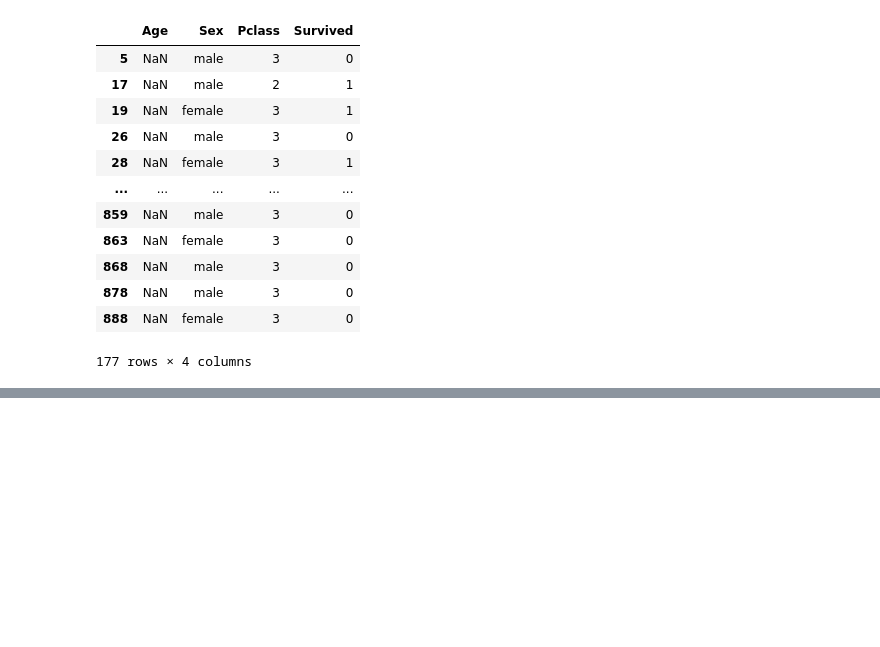
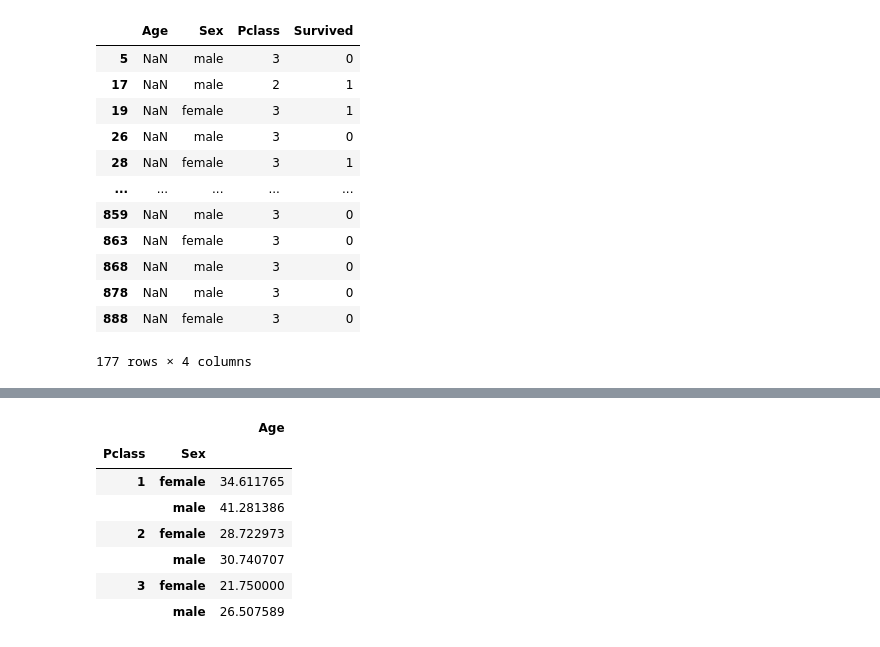
Before and after one commit to hosngholami/Learning, a Jupyter notebook: Pandas.ipynb, the cells around one changed output, grey strips where cells are left out. Saved outputs shown, nothing was run; the diff lists cells and outputs as text; code cells hidden in the pictures; blank space fills up the shorter version.

```diff
--- a/Pandas.ipynb
+++ b/Pandas.ipynb
@@ -201,0 +210,11 @@ data[data['Age'].isnull()][['Age', 'Sex', 'Pclass', 'Survived']]
+# %%
+data.groupby(['Pclass', 'Sex'])[['Age']].mean()
+# %% [output]
+|  |  | Age |
+| Pclass | Sex |  |
+| 1 | female | 34.611765 |
+|  | male | 41.281386 |
+| 2 | female | 28.722973 |
+|  | male | 30.740707 |
+| 3 | female | 21.750000 |
+|  | male | 26.507589 |
```
Also changed, not shown: parts of 1 cell of this notebook.
